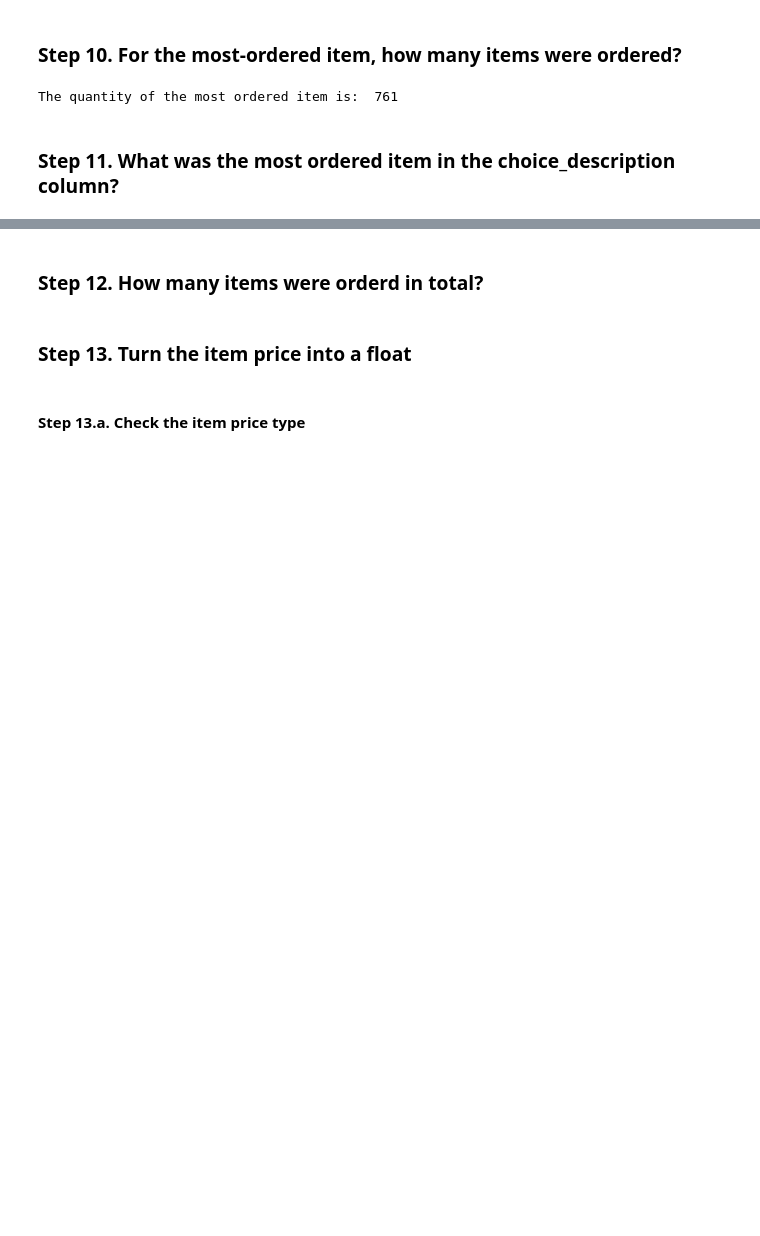
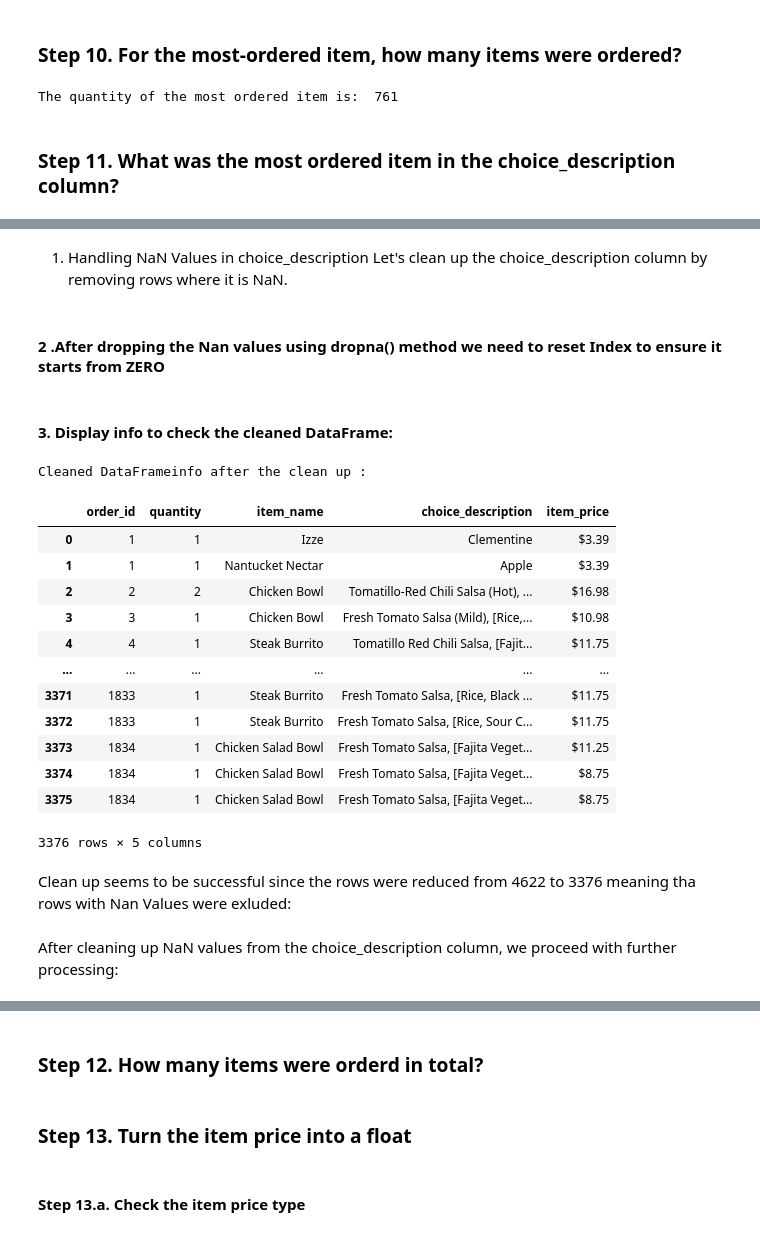
Before and after one commit to Angeliki1983/Pandas-Practice, a Jupyter notebook: Chipotle_Guipsamora_exercises.ipynb, the cells around one changed output, grey strips where cells are left out. Drawn from its saved outputs; the diff is of its cells as text; code cells hidden in the pictures; blank space fills up the shorter version.

```diff
--- a/Chipotle_Guipsamora_exercises.ipynb
+++ b/Chipotle_Guipsamora_exercises.ipynb
@@ -228,0 +250,35 @@ Step 1: Lets clear up the column from Nan values first :
+# %% [markdown]
+1. Handling NaN Values in choice_description
+Let's clean up the choice_description column by removing rows where it is NaN.
+# %%
+# Drop rows where "choice description" is Nan
+
+chipo_choice_column_cleaned = chipo.dropna(subset="choice_description")
+# %% [markdown]
+#### 2 .After dropping the Nan values using dropna() method we need to reset Index to ensure it starts from ZERO
+# %%
+chipo_choice_column_cleaned.reset_index(drop=True, inplace=True)
+# %% [markdown]
+#### 3. Display info to check the cleaned DataFrame:
+# %%
+print("Cleaned DataFrameinfo after the clean up :")
+chipo_choice_column_cleaned
+# %% [output]
+Cleaned DataFrameinfo after the clean up :
+|  | order_id | quantity | item_name | choice_description | item_price |
+| 0 | 1 | 1 | Izze | Clementine | $3.39 |
+| 1 | 1 | 1 | Nantucket Nectar | Apple | $3.39 |
+| 2 | 2 | 2 | Chicken Bowl | Tomatillo-Red Chili Salsa (Hot), ... | $16.98 |
+| 3 | 3 | 1 | Chicken Bowl | Fresh Tomato Salsa (Mild), [Rice,... | $10.98 |
+| 4 | 4 | 1 | Steak Burrito | Tomatillo Red Chili Salsa, [Fajit... | $11.75 |
+| ... | ... | ... | ... | ... | ... |
+| 3371 | 1833 | 1 | Steak Burrito | Fresh Tomato Salsa, [Rice, Black ... | $11.75 |
+| 3372 | 1833 | 1 | Steak Burrito | Fresh Tomato Salsa, [Rice, Sour C... | $11.75 |
+| 3373 | 1834 | 1 | Chicken Salad Bowl | Fresh Tomato Salsa, [Fajita Veget... | $11.25 |
+| 3374 | 1834 | 1 | Chicken Salad Bowl | Fresh Tomato Salsa, [Fajita Veget... | $8.75 |
+| 3375 | 1834 | 1 | Chicken Salad Bowl | Fresh Tomato Salsa, [Fajita Veget... | $8.75 |
+3376 rows × 5 columns
+# %% [markdown]
+Clean up seems to be successful since the rows were reduced from 4622 to 3376 meaning tha rows with Nan Values were exluded:
+# %% [markdown]
+After cleaning up NaN values from the choice_description column, we proceed with further processing:
```
Also changed, not shown: parts of 13 cells of this notebook.
